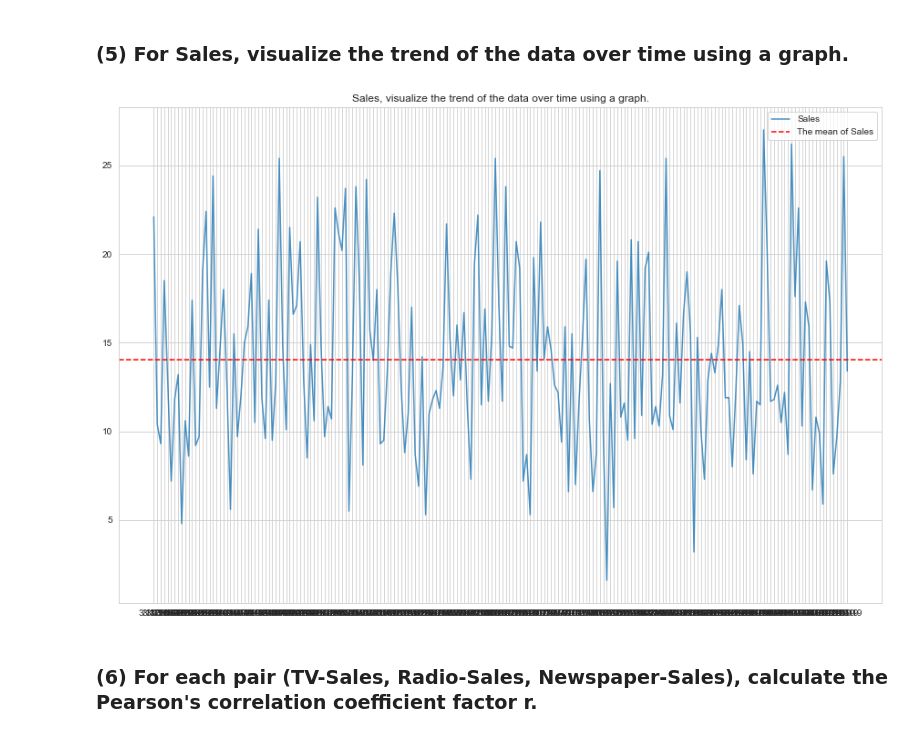
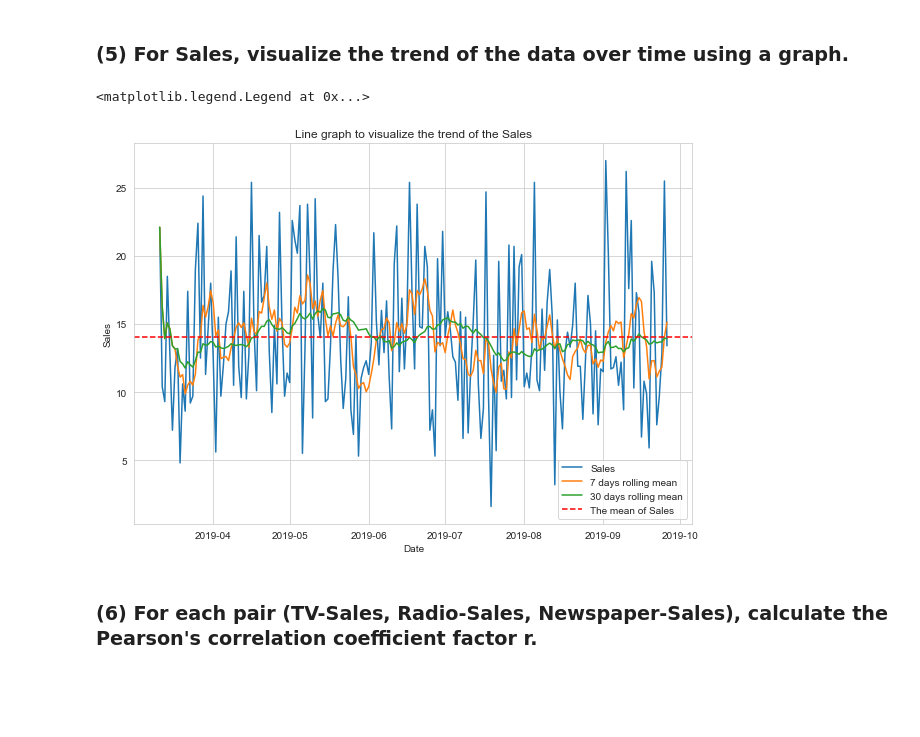
Before and after one commit to xiaomeiX/TW1-visualization, a Jupyter notebook: data_analysis.ipynb, the cells around one changed output. Cells and saved outputs as stored; diff of their text form; code cells hidden in the pictures; blank space fills up the shorter version.

```diff
--- a/data_analysis.ipynb
+++ b/data_analysis.ipynb
@@ -198,9 +190,0 @@ salesMean = data['Sales'].mean()
-# %%
-fig = plt.figure(figsize =(15, 10))
-plt.plot(data['Sales'],label='Sales',alpha=0.8)
-plt.axhline(y=salesMean, xmin=0, c='r',linestyle='--',label='The mean of Sales')
-plt.legend(loc='best')
-plt.title('Sales, visualize the trend of the data over time using a graph.')
-plt.show()
-# %% [output]
-[figure, removed]
@@ -207,2 +198,16 @@ plt.show()
+# %%
+fig, ax = plt.subplots(figsize =(10, 7))
+ax.set_title('Line graph to visualize the trend of the Sales')
+ax.plot(data.index, data['Sales'], label='Sales')
+ax.plot(data.index, data["Sales"].rolling(window='7D').mean(),label='7 days rolling mean')
+ax.plot(data.index, data["Sales"].rolling(window='30D').mean(), label='30 days rolling mean')
+ax.axhline(y=data['Sales'].mean(), xmin=0, c='r',linestyle='--',label='The mean of Sales')
+
+ax.set_xlabel("Date")
+ax.set_ylabel("Sales")
+ax.legend(loc='best')
+# %% [output]
+<matplotlib.legend.Legend at 0x...>
+[figure, added]
 # %% [markdown]
 ### (6) For each pair (TV-Sales, Radio-Sales, Newspaper-Sales), calculate the Pearson's correlation coefficient factor r.
```
Also changed, not shown: parts of 13 cells of this notebook.
